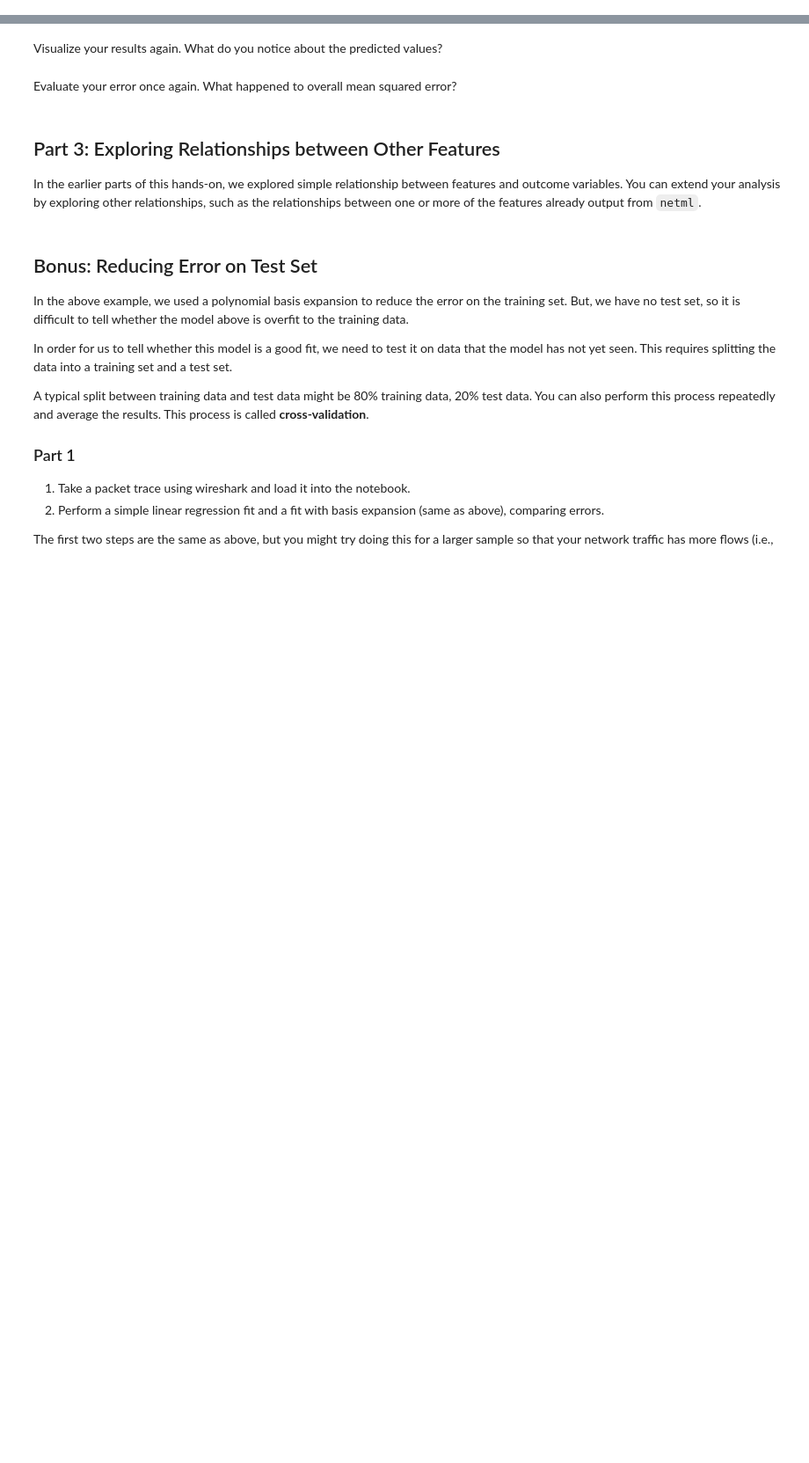
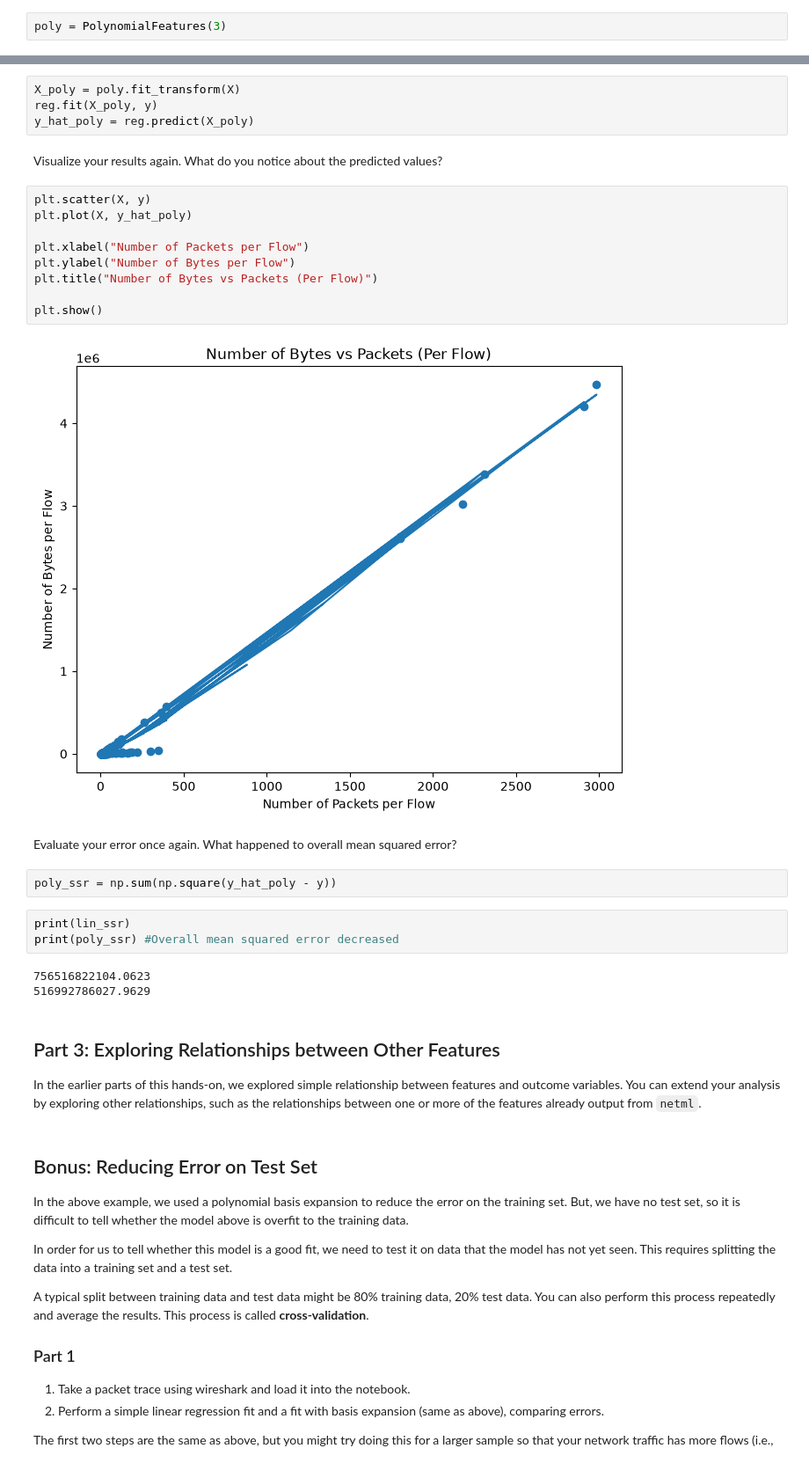
Before and after one commit to md-45/ml-systems-copy, a Jupyter notebook: docs/notebooks/10-Linear-Regression-Clean.ipynb, the cells around one changed output, grey strips where cells are left out. Shown at 88% size. Cells and saved outputs as stored; diff of their text form; blank space fills up the shorter version.

```diff
--- a/docs/notebooks/10-Linear-Regression-Clean.ipynb
+++ b/docs/notebooks/10-Linear-Regression-Clean.ipynb
@@ -165,12 +165,37 @@ array([7.56516822e+11])
 Recall that one of the benefits of a polynomial feature expansion is that it is possible to fit a linear model to a resulting polynomial expansion of the features.
 
 We will do that below.  Let's first create the regular features and then the polynomial expansion. You will need the `PolynomialFeatures` library from `sklearn.preprocessing`, as well as the `fit_transform` function to generate your feature expansion.
+# %%
+poly = PolynomialFeatures(3)
 # %% [markdown]
 Train the linear regression model on the expanded set of features, and generate a new set of predictions, `y_hat_poly`.
+# %%
+X_poly = poly.fit_transform(X)
+reg.fit(X_poly, y)
+y_hat_poly = reg.predict(X_poly)
 # %% [markdown]
 Visualize your results again. What do you notice about the predicted values?
+# %%
+plt.scatter(X, y)
+plt.plot(X, y_hat_poly)
+
+plt.xlabel("Number of Packets per Flow")
+plt.ylabel("Number of Bytes per Flow")
+plt.title("Number of Bytes vs Packets (Per Flow)")
+
+plt.show()
+# %% [output]
+[figure, added]
 # %% [markdown]
 Evaluate your error once again. What happened to overall mean squared error?
+# %%
+poly_ssr = np.sum(np.square(y_hat_poly - y))
+# %%
+print(lin_ssr)
+print(poly_ssr) #Overall mean squared error decreased
+# %% [output]
+756516822104.0623
+516992786027.9629
 # %% [markdown]
 ## Part 3: Exploring Relationships between Other Features
 
```
Also changed, not shown: parts of 2 cells of this notebook.
